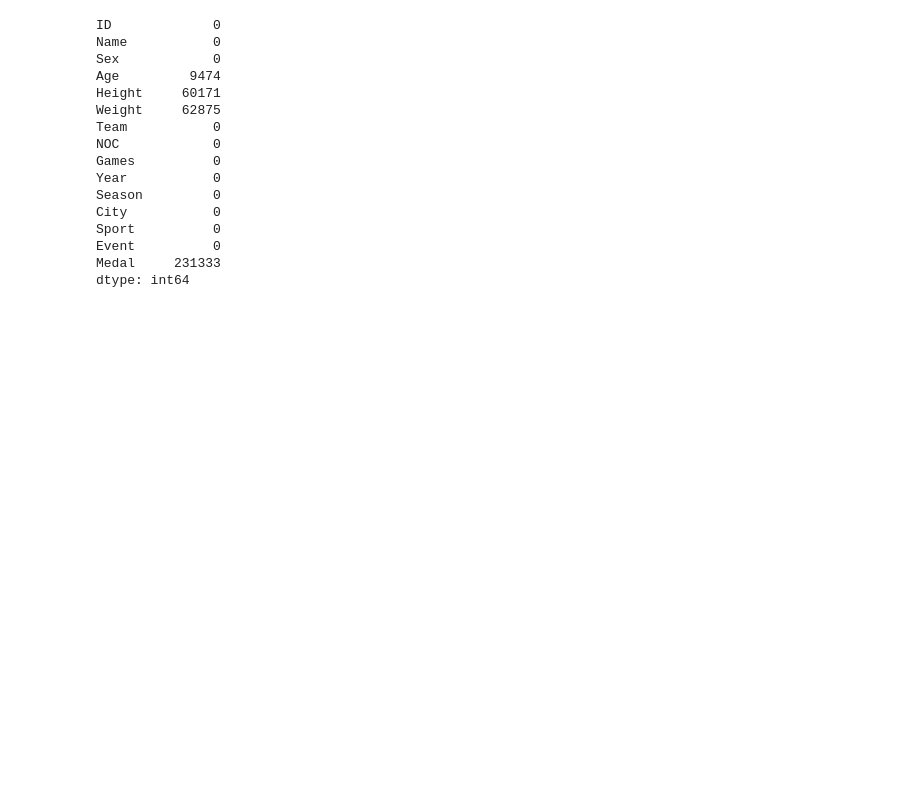
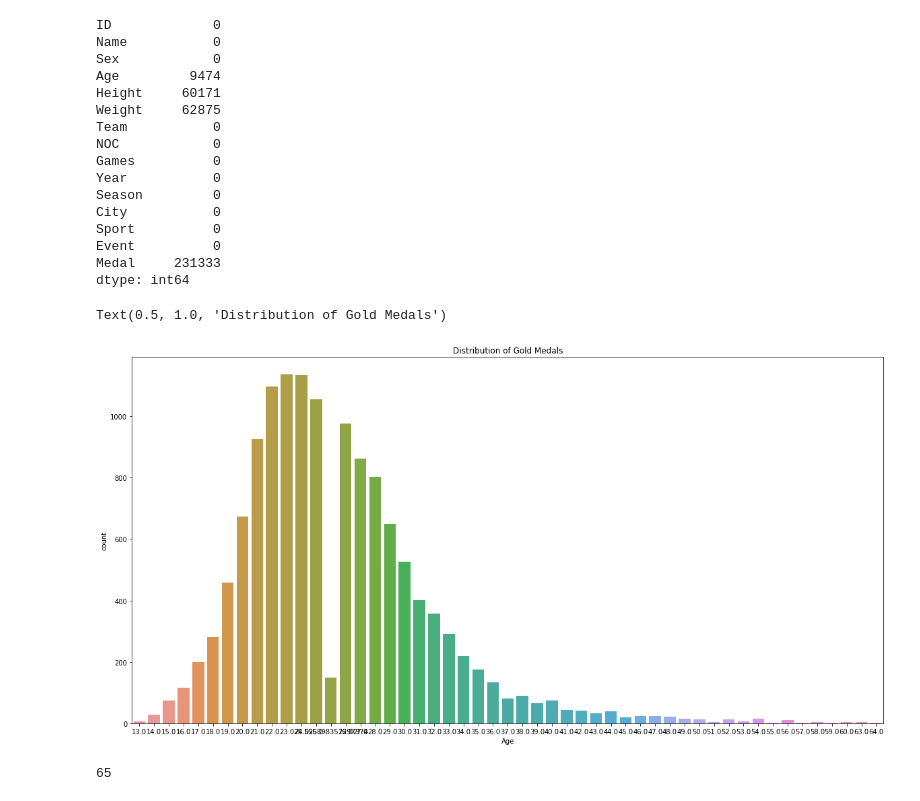
Before and after one commit to abasnezhad/Kaggle, a Jupyter notebook: 120_years_of_Olympic.ipynb, the cells around one changed output. Saved outputs shown, nothing was run; the diff lists cells and outputs as text; code cells hidden in the pictures; blank space fills up the shorter version.

```diff
--- a/120_years_of_Olympic.ipynb
+++ b/120_years_of_Olympic.ipynb
@@ -54,6 +63,32 @@ Sport          0
 Event          0
 Medal     231333
 dtype: int64
+# %%
+# replacing NAN with mean
+dfa['Age'].fillna(dfa['Age'].mean(), inplace= True)
+dfa['Height'].fillna(dfa['Height'].mean(), inplace= True)
+dfa['Weight'].fillna(dfa['Weight'].mean(), inplace= True)
 # %%
 # merging 2 dfs
-combined= pd.merge( )
+combined= pd.merge(dfa, dfr, on= 'NOC', how= 'left')
+# %%
+# gold medalists
+gold_medalists= combined[combined['Medal']=='Gold']
+# gold_medalists = gold_medalists[np.isfinite(goldMedals['Age'])] / non NAN age gold medalists
+
+
+# gold medal destribuition  over Age
+plt.figure(figsize=(20, 10))
+plt.tight_layout()
+sns.countplot(gold_medalists['Age'])
+plt.title('Distribution of Gold Medals')
+# %% [output]
+Text(0.5, 1.0, 'Distribution of Gold Medals')
+[figure, added]
+# %%
+# number of gold medalists older than 50
+
+len(gold_medalists[gold_medalists['Age']>50])
+#gold_medalists['ID'][gold_medalists['Age'] > 50].count()
+# %% [output]
+65
```
Also changed, not shown: parts of 5 cells of this notebook.
